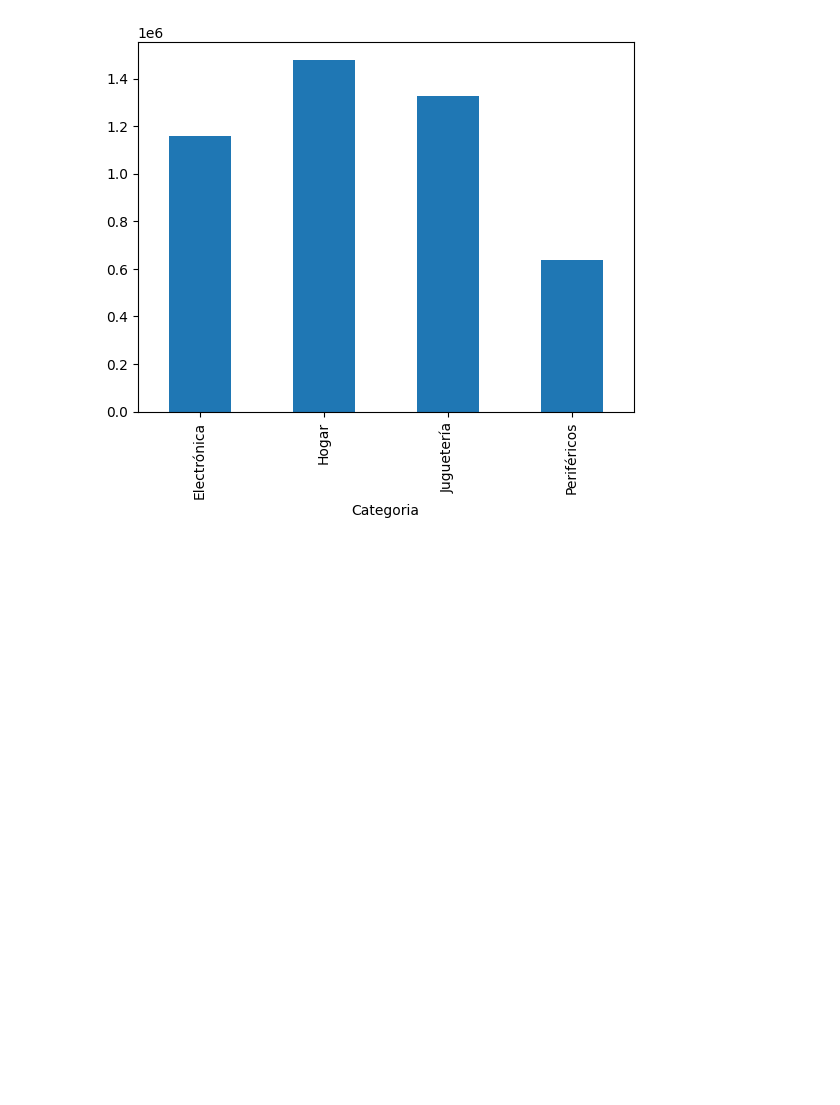
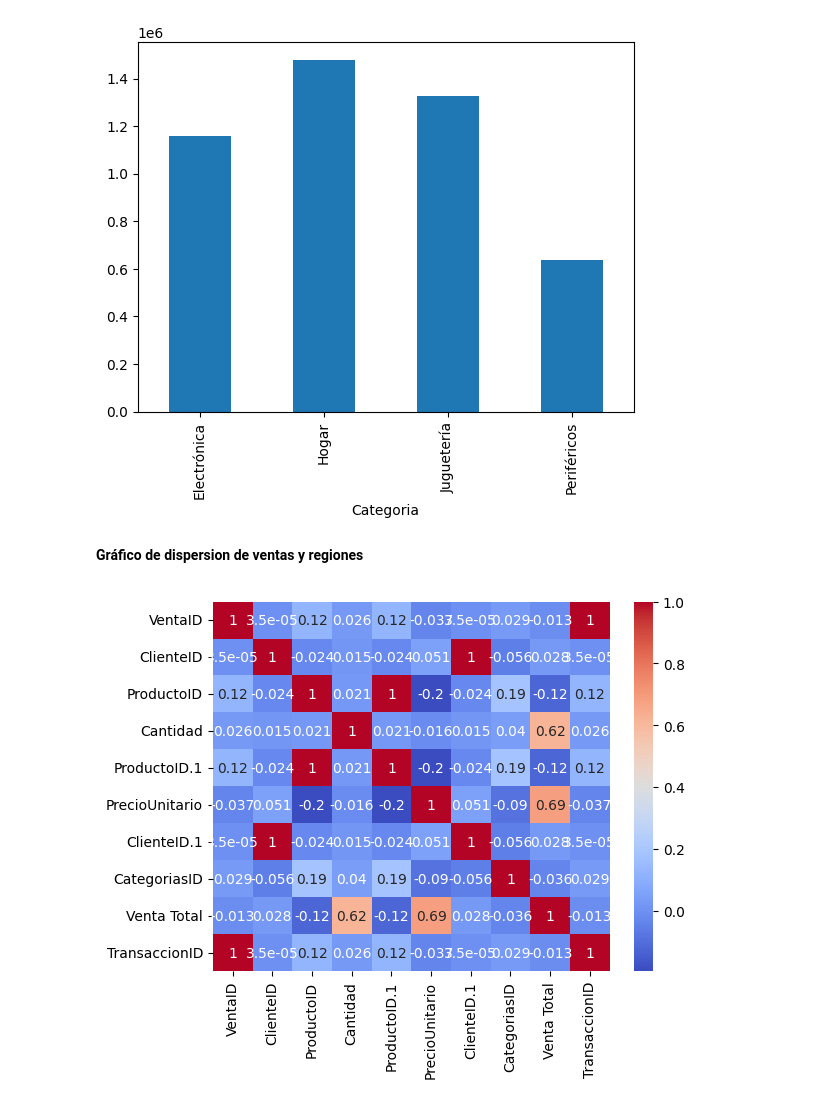
Before and after one commit to GEISSNA/Grupo-3-DAJ10-TRABAJO-FINAL, a Jupyter notebook: Exploracion/Análisis Estadístico Descriptivo.ipynb, the cells around one changed output. Saved outputs shown, nothing was run; the diff lists cells and outputs as text; code cells hidden in the pictures; blank space fills up the shorter version.

```diff
--- a/Exploracion/Análisis Estadístico Descriptivo.ipynb
+++ b/Exploracion/Análisis Estadístico Descriptivo.ipynb
@@ -75,3 +76,11 @@ Name: Venta Total, dtype: float64
 barVxR = VentasxCat.plot(kind='bar')
 # %% [output]
 [figure]
+# %% [markdown]
+**Gráfico de dispersion de ventas y regiones**
+# %%
+data['FechaVenta'] = pd.to_datetime(data['FechaVenta'], format='%d/%m/%Y', errors='coerce')
+numeric_data = data.select_dtypes(include=['number'])
+mapadecalor = sns.heatmap(numeric_data.corr(), annot=True, cmap='coolwarm')
+# %% [output]
+[figure, added]
```
Also changed, not shown: parts of 2 cells of this notebook.
